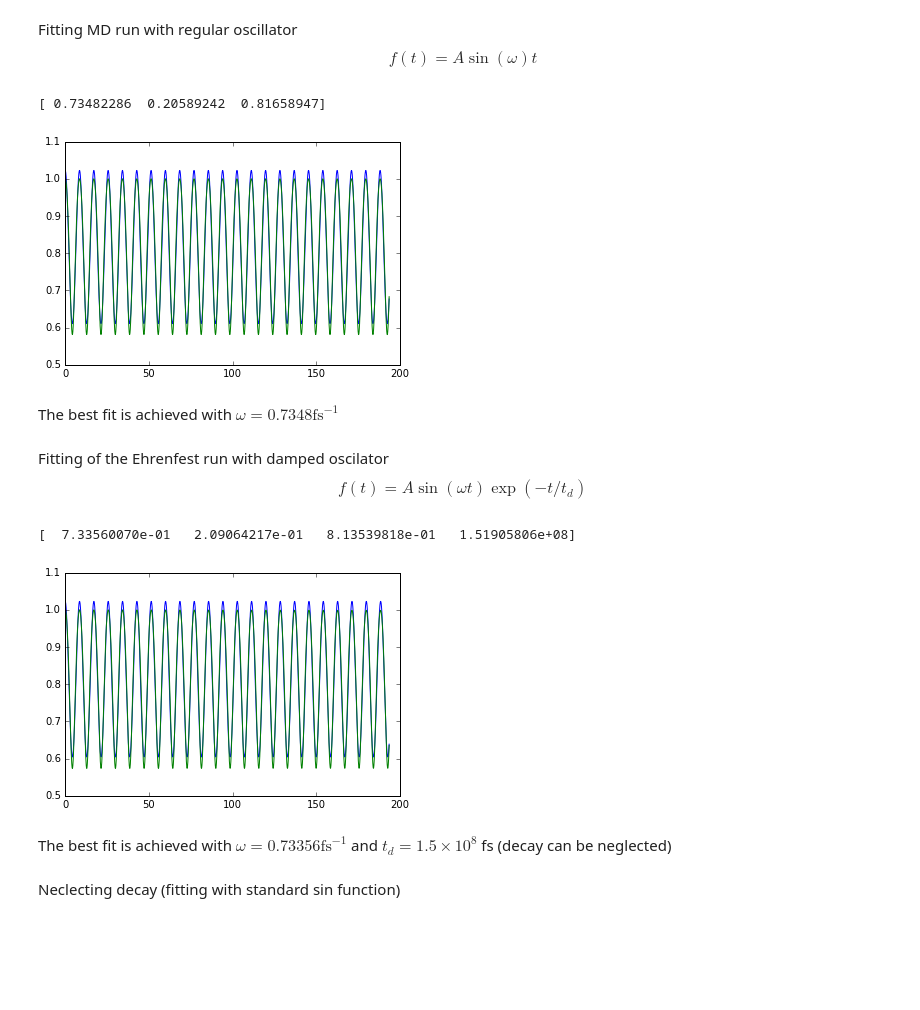
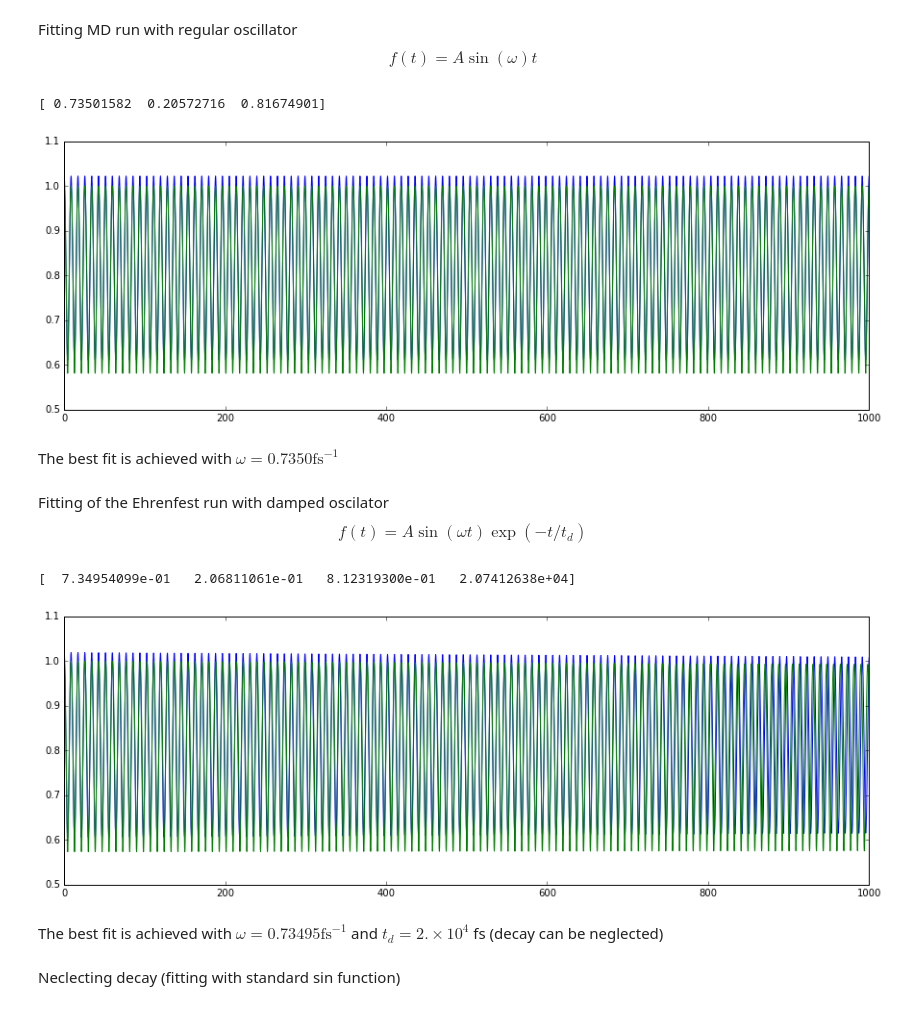
Before and after one commit to fbonafe/ipnbs, a Jupyter notebook: vib_freq_H2.ipynb, the cells around one changed output. Drawn from its saved outputs; the diff is of its cells as text; code cells hidden in the pictures; blank space fills up the shorter version.

```diff
--- a/vib_freq_H2.ipynb
+++ b/vib_freq_H2.ipynb
@@ -10,13 +10,19 @@ def getdist(file):
     dhh = []
     for i in range(len(md)):
         if 'MD' in md[i]:
-            x1 = md[i+1].strip().split()[1]
-            x2 = md[i+2].strip().split()[1]
-            dhh.append(float(x2)-float(x1))
+            x1 = float(md[i+1].strip().split()[1])
+            y1 = float(md[i+1].strip().split()[2])
+            z1 = float(md[i+1].strip().split()[3])
+
+            x2 = float(md[i+2].strip().split()[1])
+            y2 = float(md[i+2].strip().split()[2])
+            z2 = float(md[i+2].strip().split()[3])
+            d = np.sqrt((x1-x2)**2+(y1-y2)**2+(z1-z2)**2)
+            dhh.append(d)
     return np.array(dhh)
 # %% [markdown]
 Calculate the frecuency of vibration of H2 starting from a nuclear distance of 1 A (equilibrium distance is 0.68 A).
 # %%
 os.chdir('/home/fbonafe/dftb+/src/prg_dftb/test_md')
-dhh_bomd = gtdist('geo_end.xyz')
-time_bo = np.linspace(0,8000,40001) * 0.024189
+dhh_bomd = getdist('geo_end.xyz')
+time_bo = np.linspace(0,128000,32001) * 0.024189
@@ -57,7 +81,7 @@ def dampedosc(x,omega,amp,d0,damp):
 # %% [markdown]
 Fitting MD run with regular oscillator $$f(t) = A \sin(\omega)t$$
 # %%
-posc_opt, posc_cov = curve_fit(osc, time_bo, dhh_bomd, p0=[0.73, 0.2, 0.8])
+posc_opt, posc_cov = curve_fit(osc, time_bo, dhh_bomd, p0=[0.7349541, 0.206830687, 0.81683992])
 # %%
 omega_bo = posc_opt[0]
 amp_bo = posc_opt[1]
@@ -65,12 +88,14 @@ amp_bo = posc_opt[1]
 d0_bo = posc_opt[2]
 dhh_bo_fit = osc(time_bo,omega_bo,amp_bo,d0_bo)
 # %%
+plt.figure(figsize=(15,5))
 plt.plot(time_bo,dhh_bo_fit,time_bo,dhh_bomd)
+plt.xlim(0.,1000)
 print(posc_opt)
 # %% [output]
-[ 0.73482286  0.20589242  0.81658947]
+[ 0.73501582  0.20572716  0.81674901]
-[figure, old version]
+[figure, new version]
 # %% [markdown]
-The best fit is achieved with $\omega = 0.7348 \mathrm{fs}^{-1}$
+The best fit is achieved with $\omega = 0.7350 \mathrm{fs}^{-1}$
 # %% [markdown]
 Fitting of the Ehrenfest run with damped oscilator $$f(t)=A\sin(\omega t)\exp(-t/t_d)$$
@@ -84,13 +109,15 @@ d0_el = poscd_opt[2]
 damp_el = poscd_opt[3]
 dhh_el_fit = dampedosc(time_el,omega_el,amp_el,d0_el,damp_el)
 # %%
+plt.figure(figsize=(15,5))
 plt.plot(time_el,dhh_el_fit,time_el,dhh_elec)
+plt.xlim(0,1000)
 print(poscd_opt)
 # %% [output]
-[  7.33560070e-01   2.09064217e-01   8.13539818e-01   1.51905806e+08]
+[  7.34954099e-01   2.06811061e-01   8.12319300e-01   2.07412638e+04]
-[figure, old version]
+[figure, new version]
 # %% [markdown]
-The best fit is achieved with $\omega = 0.73356 \mathrm{fs}^{-1}$ and $t_d = 1.5\times 10^8$ fs (decay can be neglected)
+The best fit is achieved with $\omega = 0.73495 \mathrm{fs}^{-1}$ and $t_d = 2.\times 10^4$ fs (decay can be neglected)
 # %% [markdown]
 Neclecting decay (fitting with standard sin function)
 # %%
```
Also changed, not shown: parts of 18 cells of this notebook.
